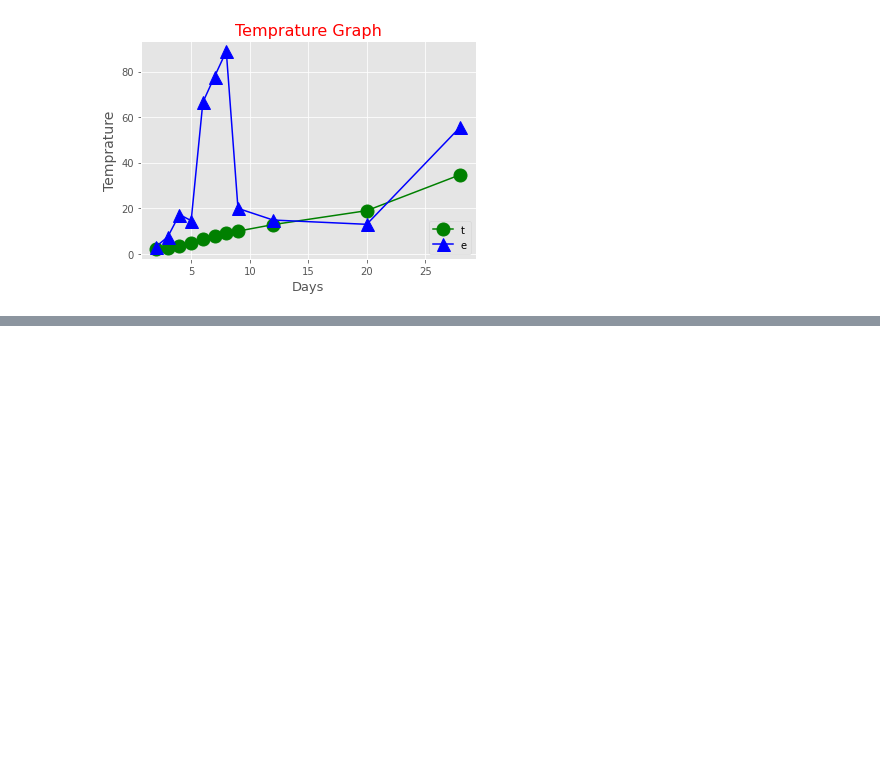
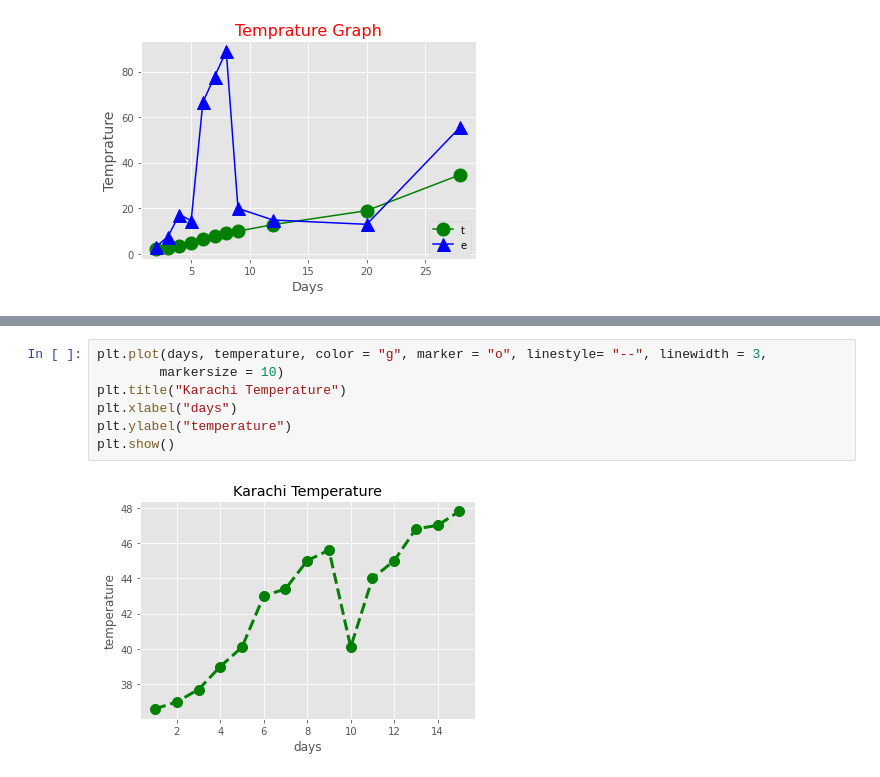
Before and after one commit to Wajihashoaib/Visualization-, a Jupyter notebook: Line_Chart.ipynb, the cells around one changed output, grey strips where cells are left out. Drawn from its saved outputs; the diff is of its cells as text; blank space fills up the shorter version.

```diff
--- a/Line_Chart.ipynb
+++ b/Line_Chart.ipynb
@@ -44,0 +57,9 @@ plt.show()
+# %%
+plt.plot(days, temperature, color = "g", marker = "o", linestyle= "--", linewidth = 3,
+        markersize = 10)
+plt.title("Karachi Temperature")
+plt.xlabel("days")
+plt.ylabel("temperature")
+plt.show()
+# %% [output]
+[figure, added]
```
Also changed, not shown: parts of 4 cells of this notebook.
